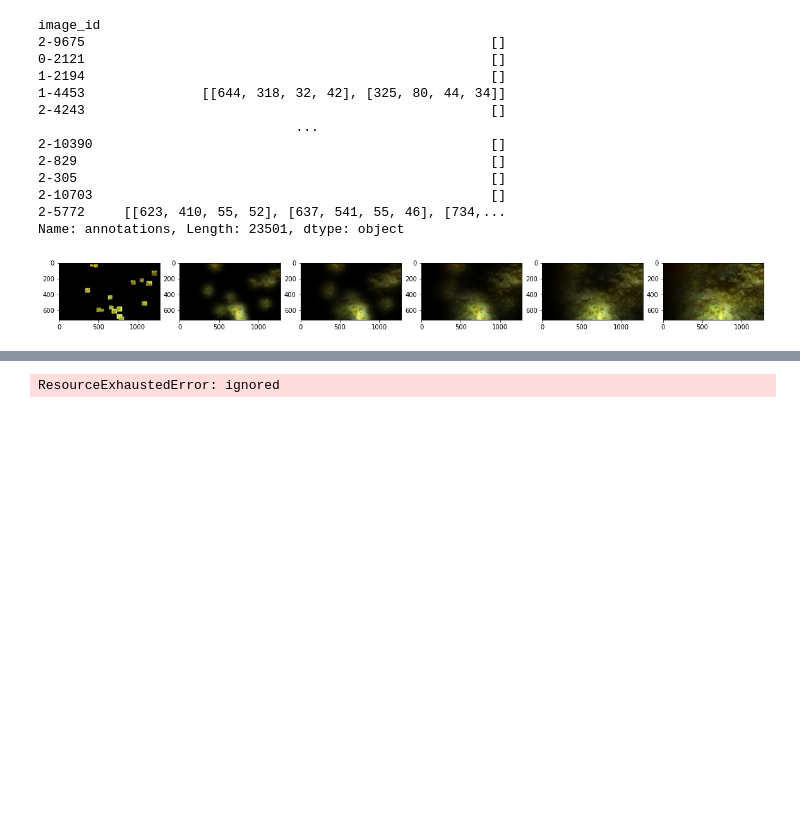
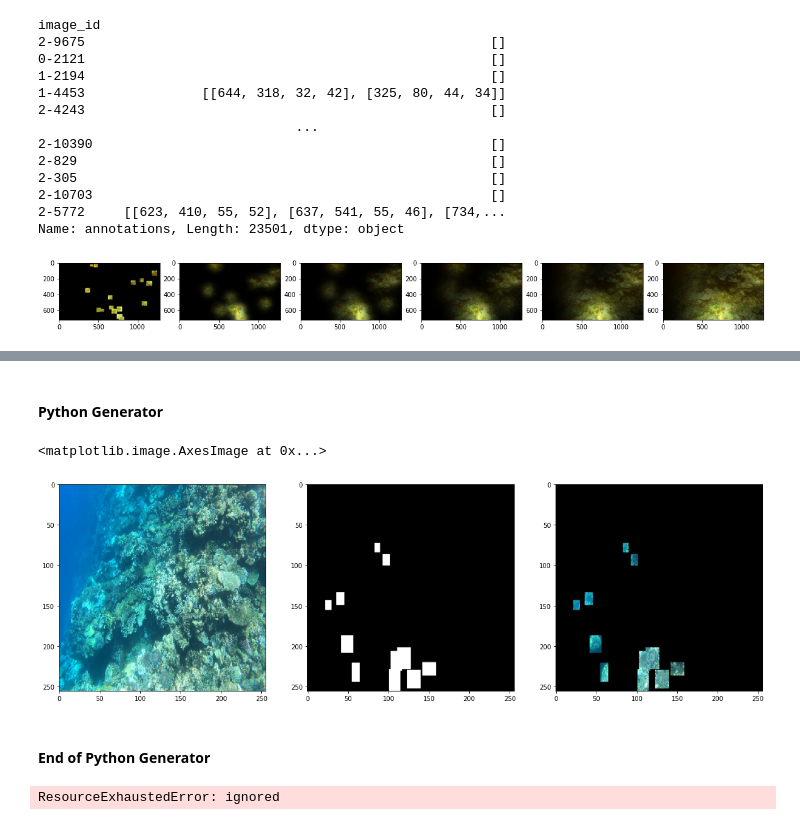
Before and after one commit to stanfidb/kaggle, a Jupyter notebook: starfish.ipynb, the cells around one changed output, grey strips where cells are left out. Saved outputs shown, nothing was run; the diff lists cells and outputs as text; code cells hidden in the pictures; blank space fills up the shorter version.

Commit message:
Added python generator dataset method.

```diff
--- a/starfish.ipynb
+++ b/starfish.ipynb
@@ -248,3 +253,42 @@ train_df['filepath'] = "/content/starfish/train_images/video_" + train_df['video
+# %% [markdown]
+#### Python Generator
+# %%
+def train_gen(focus_level=0):
+    sample = train_df.sample()
+    fpath = sample['filepath'].item()
+    annotations = sample['annotations'].item()
+
+    grad_mask = from_annotations_to_gradient_mask(annotations, sigma=10.0,
+                                                  img_size=(720, 1280),
+                                                  num_smooths=[0])
+    grad_mask = grad_mask[0] # Just select the first for now
+    grad_mask = grad_mask[..., np.newaxis]
+    grad_mask = tf.image.resize(grad_mask, [256, 256])
+
+    image = tf.io.read_file(fpath)
+    image = tf.io.decode_jpeg(image, channels=3)
+    image = tf.image.resize(image, [256,256]) / 255.
+    yield {'image': image, 'grad_mask': grad_mask}
+# %%
+train_gen_ds = Dataset.from_generator(train_gen, args=[0],
+                                      output_types={'image': tf.float32,
+                                                    'grad_mask': tf.float32},
+                                      output_shapes={'image': (256, 256, 3),
+                                                     'grad_mask': (256, 256, 1)})
+# %%
+sample = next(iter(train_gen_ds))
+grad_mask = sample['grad_mask']
+image = sample['image']
+
+fig, axs = plt.subplots(1,3, figsize=(20,10)); axs = axs.flatten()
+axs[0].imshow(image)
+axs[1].imshow(grad_mask[..., 0], cmap='gray')
+axs[2].imshow(image * grad_mask)
+# %% [output]
+<matplotlib.image.AxesImage at 0x...>
+[figure, added]
+# %% [markdown]
+#### End of Python Generator
 # %%
 @tf.function
 def process_annotations(annotations):
```
Also changed, not shown: parts of 1 cell of this notebook.
